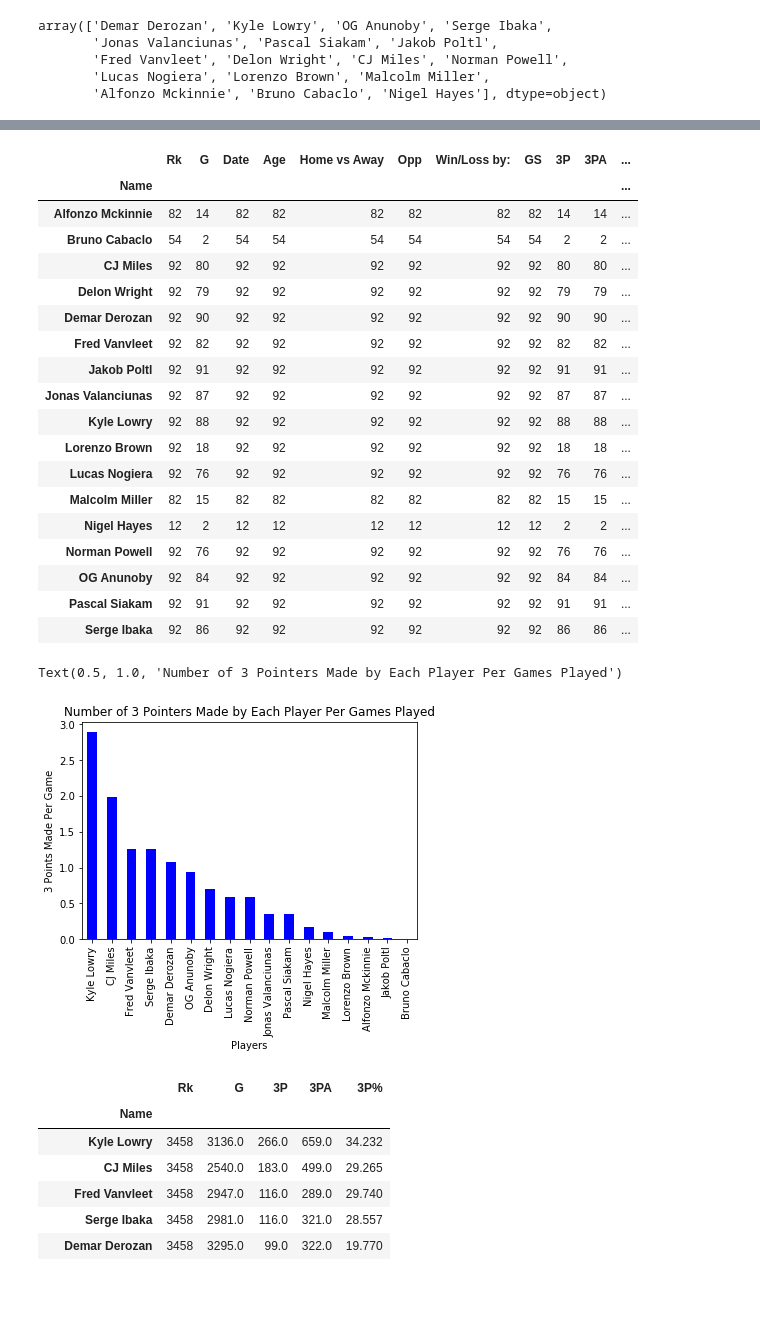
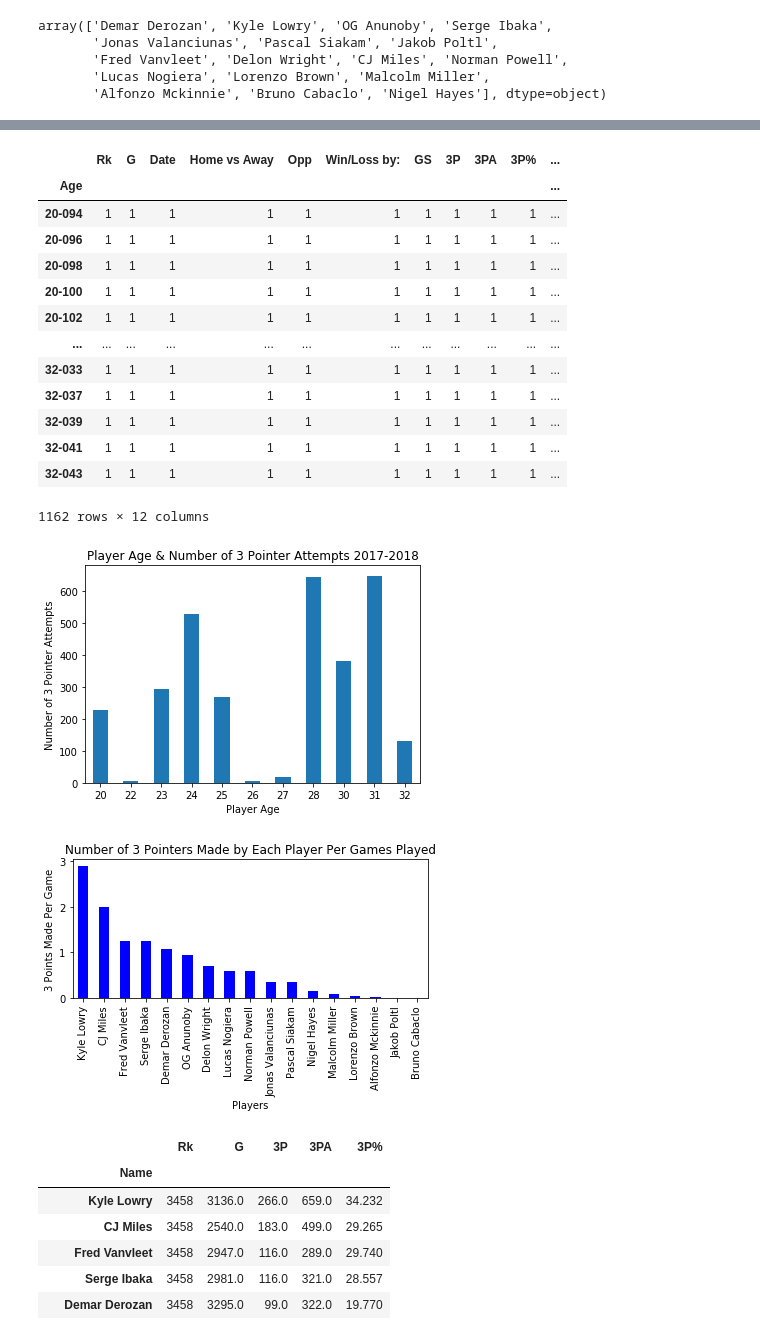
Before and after one commit to jferna73/project-one-, a Jupyter notebook: Data- Daniel/2017-2018 DataFrame.ipynb, the cells around one changed output, grey strips where cells are left out. Cells and saved outputs as stored; diff of their text form; code cells hidden in the pictures; blank space fills up the shorter version.

```diff
--- a/Data- Daniel/2017-2018 DataFrame.ipynb
+++ b/Data- Daniel/2017-2018 DataFrame.ipynb
@@ -757,40 +770,52 @@ Name: Name, dtype: int64
 # %%
-players_name_group.count()
+age_df.count()
 # %% [output]
-|  | Rk | G | Date | Age | Home vs Away | Opp | Win/Loss by: | GS | 3P | 3PA | ... |
-| Name |  |  |  |  |  |  |  |  |  |  | ... |
-| Alfonzo Mckinnie | 82 | 14 | 82 | 82 | 82 | 82 | 82 | 82 | 14 | 14 | ... |
-| Bruno Cabaclo | 54 | 2 | 54 | 54 | 54 | 54 | 54 | 54 | 2 | 2 | ... |
-| CJ Miles | 92 | 80 | 92 | 92 | 92 | 92 | 92 | 92 | 80 | 80 | ... |
-| Delon Wright | 92 | 79 | 92 | 92 | 92 | 92 | 92 | 92 | 79 | 79 | ... |
-| Demar Derozan | 92 | 90 | 92 | 92 | 92 | 92 | 92 | 92 | 90 | 90 | ... |
-| Fred Vanvleet | 92 | 82 | 92 | 92 | 92 | 92 | 92 | 92 | 82 | 82 | ... |
-| Jakob Poltl | 92 | 91 | 92 | 92 | 92 | 92 | 92 | 92 | 91 | 91 | ... |
-| Jonas Valanciunas | 92 | 87 | 92 | 92 | 92 | 92 | 92 | 92 | 87 | 87 | ... |
-| Kyle Lowry | 92 | 88 | 92 | 92 | 92 | 92 | 92 | 92 | 88 | 88 | ... |
-| Lorenzo Brown | 92 | 18 | 92 | 92 | 92 | 92 | 92 | 92 | 18 | 18 | ... |
-| Lucas Nogiera | 92 | 76 | 92 | 92 | 92 | 92 | 92 | 92 | 76 | 76 | ... |
-| Malcolm Miller | 82 | 15 | 82 | 82 | 82 | 82 | 82 | 82 | 15 | 15 | ... |
-| Nigel Hayes | 12 | 2 | 12 | 12 | 12 | 12 | 12 | 12 | 2 | 2 | ... |
-| Norman Powell | 92 | 76 | 92 | 92 | 92 | 92 | 92 | 92 | 76 | 76 | ... |
-| OG Anunoby | 92 | 84 | 92 | 92 | 92 | 92 | 92 | 92 | 84 | 84 | ... |
-| Pascal Siakam | 92 | 91 | 92 | 92 | 92 | 92 | 92 | 92 | 91 | 91 | ... |
-| Serge Ibaka | 92 | 86 | 92 | 92 | 92 | 92 | 92 | 92 | 86 | 86 | ... |
+|  | Rk | G | Date | Home vs Away | Opp | Win/Loss by: | GS | 3P | 3PA | 3P% | ... |
+| Age |  |  |  |  |  |  |  |  |  |  | ... |
+| 20-094 | 1 | 1 | 1 | 1 | 1 | 1 | 1 | 1 | 1 | 1 | ... |
+| 20-096 | 1 | 1 | 1 | 1 | 1 | 1 | 1 | 1 | 1 | 1 | ... |
+| 20-098 | 1 | 1 | 1 | 1 | 1 | 1 | 1 | 1 | 1 | 1 | ... |
+| 20-100 | 1 | 1 | 1 | 1 | 1 | 1 | 1 | 1 | 1 | 1 | ... |
+| 20-102 | 1 | 1 | 1 | 1 | 1 | 1 | 1 | 1 | 1 | 1 | ... |
+| ... | ... | ... | ... | ... | ... | ... | ... | ... | ... | ... | ... |
+| 32-033 | 1 | 1 | 1 | 1 | 1 | 1 | 1 | 1 | 1 | 1 | ... |
+| 32-037 | 1 | 1 | 1 | 1 | 1 | 1 | 1 | 1 | 1 | 1 | ... |
+| 32-039 | 1 | 1 | 1 | 1 | 1 | 1 | 1 | 1 | 1 | 1 | ... |
+| 32-041 | 1 | 1 | 1 | 1 | 1 | 1 | 1 | 1 | 1 | 1 | ... |
+| 32-043 | 1 | 1 | 1 | 1 | 1 | 1 | 1 | 1 | 1 | 1 | ... |
+1162 rows × 12 columns
+# %%
+# Age:
+# Player age and Number of Three Pointers Attempted
+new_df.groupby(['Age'])
+age_df = new_df.groupby(['Age'])
+vals = age_df['3PA'].sum()
+vals.plot.bar(x=age_df.count().index, y=['3PA'], rot=0)
+# Tell matplotlib where we would like to place each of our x axis headers
+x_axis = np.arange(len(age_df['Age']))
+# Give our chart some labels and a tile
+plt.title("Player Age & Number of 3 Pointer Attempts 2017-2018")
+plt.xlabel("Player Age")
+plt.ylabel("Number of 3 Pointer Attempts")
+plt.savefig("Player Age & Number of 3 Pointer Attempts 2017-2018")
+# %% [output]
+[figure, added]
 # %%
 # Finding the number of 3 pointers made by each players per games played
 threes_per_player_df = pd.DataFrame({"3 Points Made": players_name_group.sum()['3P'],
                                      "3 Points Attempted": players_name_group.sum()['3PA'],
                                  "Number of Games Played": players_name_group.count()['Rk']})
 threes_per_player_df['3 Points Made Per Game'] = threes_per_player_df['3 Points Made'] / threes_per_player_df['Number of Games Played']
 
 threes_per_players_sorted = threes_per_player_df.sort_values('3 Points Made Per Game', ascending = False)
 threes_per_players_sorted['3 Points Made Per Game'].plot.bar(color='blue')
 plt.xlabel("Players")
 plt.ylabel("3 Points Made Per Game")
 plt.title("Number of 3 Pointers Made by Each Player Per Games Played")
+plt.tight_layout()
+plt.savefig('Number 3 Pointers Made by Each Player Per Games Played.png')
 # %% [output]
-Text(0.5, 1.0, 'Number of 3 Pointers Made by Each Player Per Games Played')
-[figure, old version]
+[figure, new version]
 # %%
 players_group_df
 # %% [output]
```
Also changed, not shown: parts of 44 cells of this notebook, 25 other files.
